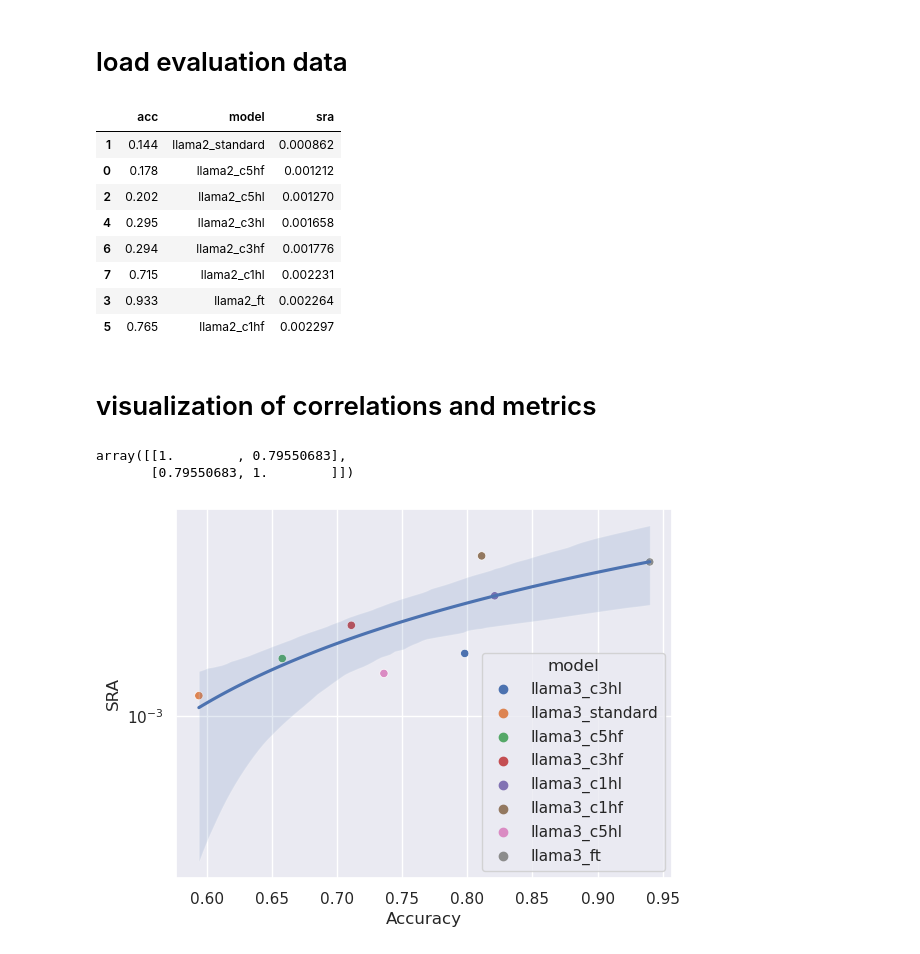
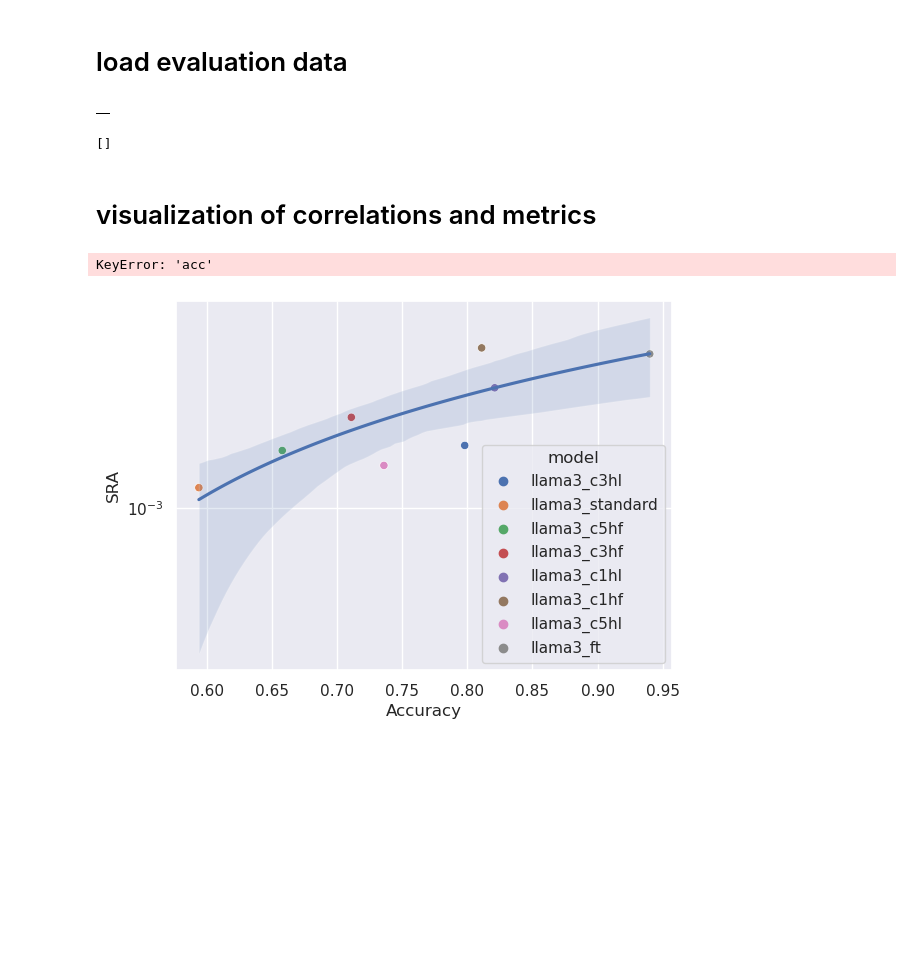
Before and after one commit to navidmdn/ESConv-SRA, a Jupyter notebook: training/evaluation.ipynb, the cells around one changed output. Cells and saved outputs as stored; diff of their text form; code cells hidden in the pictures; blank space fills up the shorter version.

```diff
--- a/training/evaluation.ipynb
+++ b/training/evaluation.ipynb
@@ -14,39 +14,36 @@ def load_responses(path):
 # %%
 from glob import glob
 import pandas as pd
 
 
-res_files = glob('data/eval3/*.json')
+res_files = glob('data/eval4/*.json')
 
 res_df_list = []
 
 for f in res_files:
     model_name = f.split('/')[-1].replace(".json", "")
     correct = 0
     sra = 0
     resps = load_responses(f)
     for r in resps:
         if r['strategy'] == r['inferred_strategy']:
             correct += 1
         sra += r['sra']
     res_df_list.append({
         'acc': correct/len(resps),
         'model': model_name,
         'sra': sra/len(resps)
     })
 
 df = pd.DataFrame(res_df_list)
-df.sort_values(by=['sra'])
+df.head()
+# df.sort_values(by=['sra'])
 # %% [output]
-|  | acc | model | sra |
-| 1 | 0.144 | llama2_standard | 0.000862 |
-| 0 | 0.178 | llama2_c5hf | 0.001212 |
-| 2 | 0.202 | llama2_c5hl | 0.001270 |
-| 4 | 0.295 | llama2_c3hl | 0.001658 |
-| 6 | 0.294 | llama2_c3hf | 0.001776 |
-| 7 | 0.715 | llama2_c1hl | 0.002231 |
-| 3 | 0.933 | llama2_ft | 0.002264 |
-| 5 | 0.765 | llama2_c1hf | 0.002297 |
+|  |
+# %%
+res_df_list
+# %% [output]
+[]
 # %% [markdown]
 # visualization of correlations and metrics
 # %%
@@ -54,8 +51,7 @@ import numpy as np
 
 np.corrcoef(df['acc'], df['sra'])
 # %% [output]
-array([[1.        , 0.79550683],
-       [0.79550683, 1.        ]])
+KeyError: 'acc'
 # %%
 import matplotlib.pyplot as plt
 import seaborn as sns
```
Also changed, not shown: parts of 5 cells of this notebook, 6 other files.
